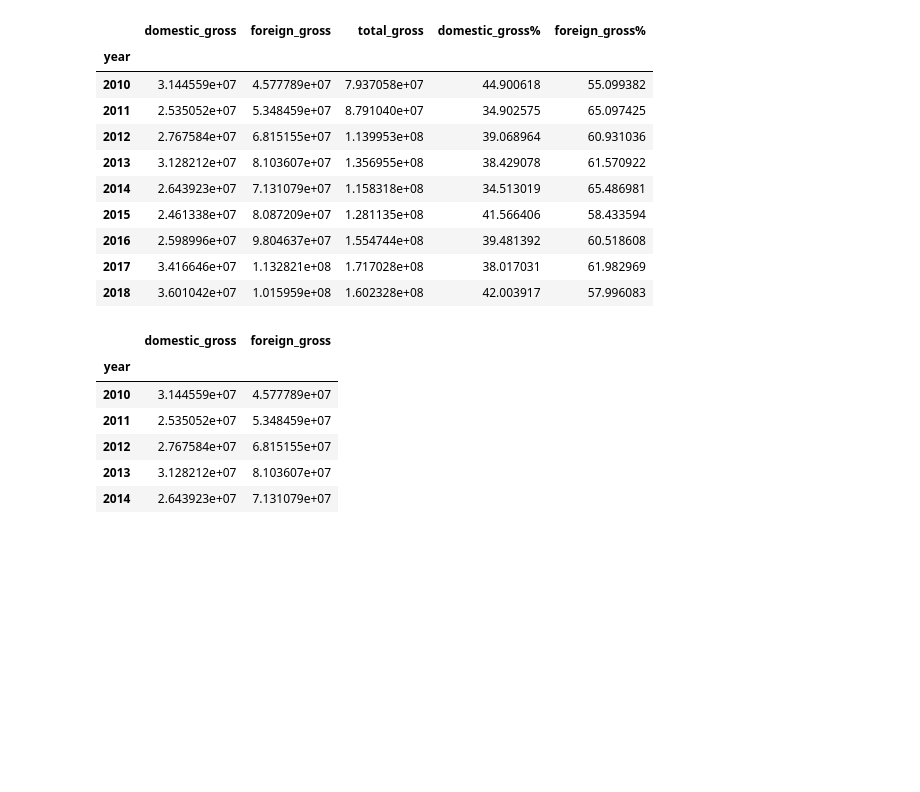
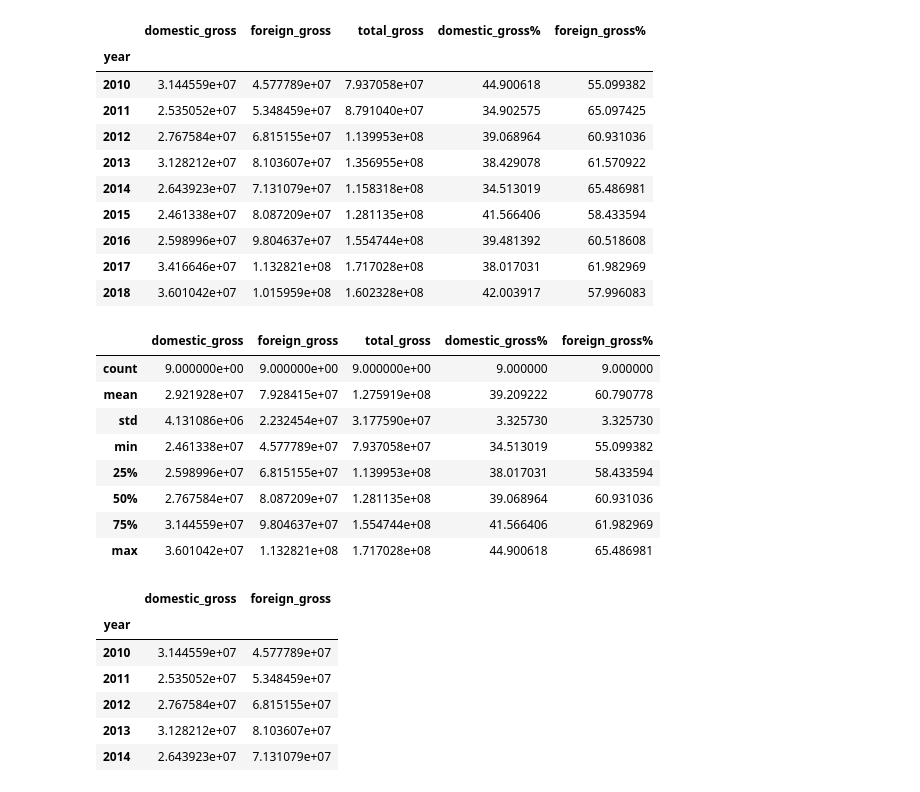
Before and after one commit to SSGrasland/Marketing-Movies-to-Foreign-Audiences, a Jupyter notebook: Phase 1 Project Notebook.ipynb, the cells around one changed output. Cells and saved outputs as stored; diff of their text form; code cells hidden in the pictures; blank space fills up the shorter version.

```diff
--- a/Phase 1 Project Notebook.ipynb
+++ b/Phase 1 Project Notebook.ipynb
@@ -87,4 +135,17 @@ foreign_df.head(18)
 | 2016 | 2.598996e+07 | 9.804637e+07 | 1.554744e+08 | 39.481392 | 60.518608 |
 | 2017 | 3.416646e+07 | 1.132821e+08 | 1.717028e+08 | 38.017031 | 61.982969 |
 | 2018 | 3.601042e+07 | 1.015959e+08 | 1.602328e+08 | 42.003917 | 57.996083 |
+# %%
+#getting stats on data
+foreign_df.describe()
+# %% [output]
+|  | domestic_gross | foreign_gross | total_gross | domestic_gross% | foreign_gross% |
+| count | 9.000000e+00 | 9.000000e+00 | 9.000000e+00 | 9.000000 | 9.000000 |
+| mean | 2.921928e+07 | 7.928415e+07 | 1.275919e+08 | 39.209222 | 60.790778 |
+| std | 4.131086e+06 | 2.232454e+07 | 3.177590e+07 | 3.325730 | 3.325730 |
+| min | 2.461338e+07 | 4.577789e+07 | 7.937058e+07 | 34.513019 | 55.099382 |
+| 25% | 2.598996e+07 | 6.815155e+07 | 1.139953e+08 | 38.017031 | 58.433594 |
+| 50% | 2.767584e+07 | 8.087209e+07 | 1.281135e+08 | 39.068964 | 60.931036 |
+| 75% | 3.144559e+07 | 9.804637e+07 | 1.554744e+08 | 41.566406 | 61.982969 |
+| max | 3.601042e+07 | 1.132821e+08 | 1.717028e+08 | 44.900618 | 65.486981 |
 # %%
```
Also changed, not shown: parts of 30 cells of this notebook, 4 other files.
